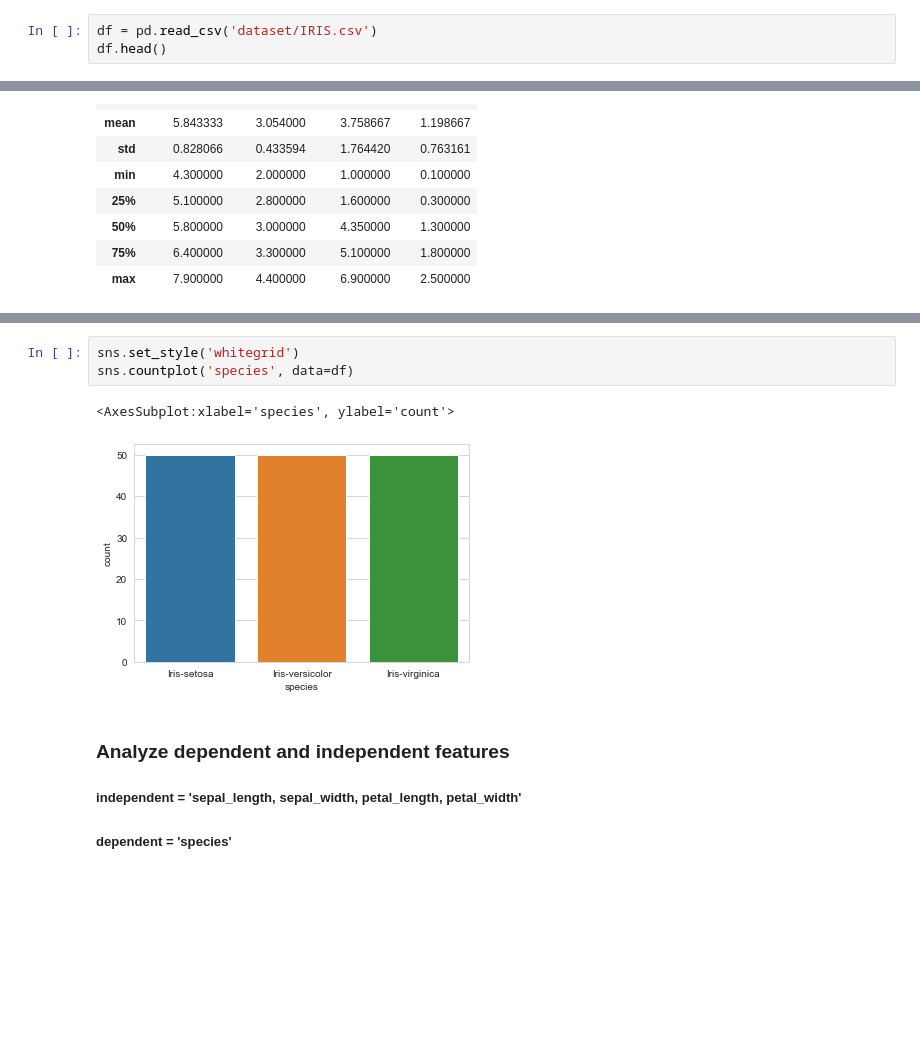
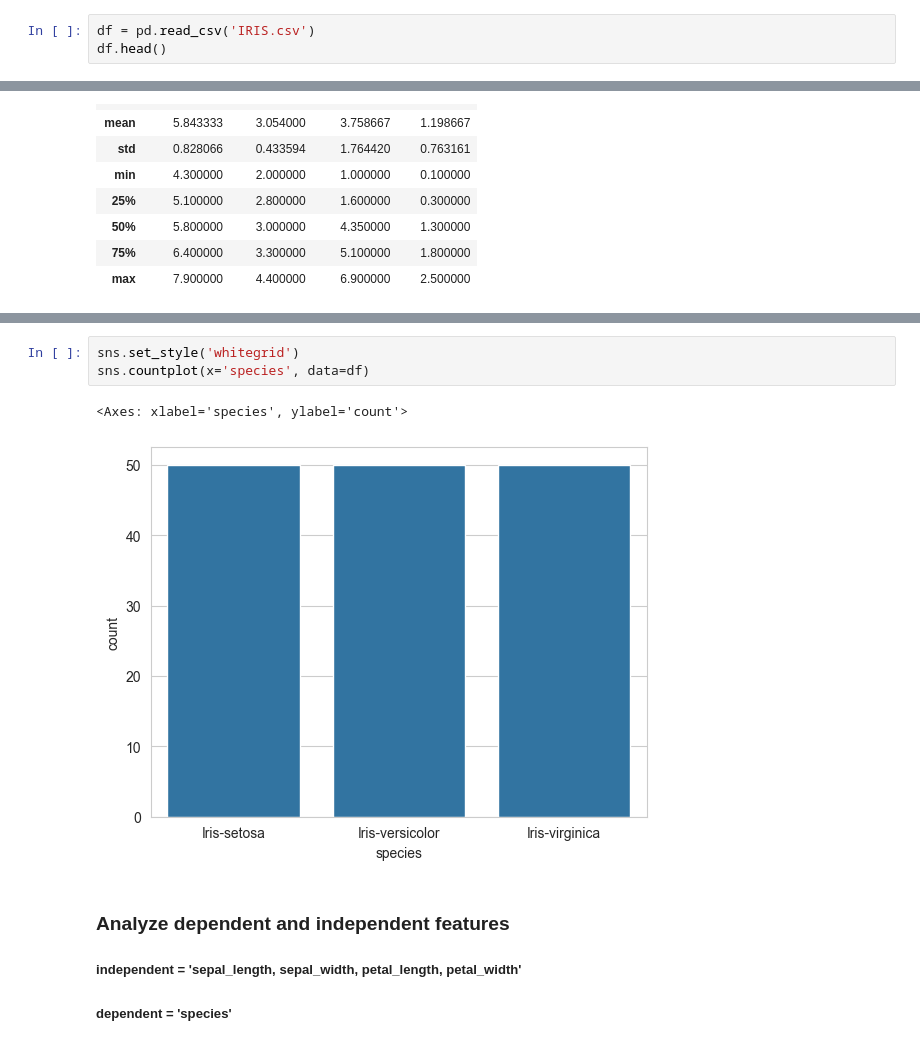
Before and after one commit to nikh1805/Iris-Flowers-Classification, a Jupyter notebook: Iris Flowers Classification.ipynb, the cells around one changed output, grey strips where cells are left out. Drawn from its saved outputs; the diff is of its cells as text; blank space fills up the shorter version.

```diff
--- a/Iris Flowers Classification.ipynb
+++ b/Iris Flowers Classification.ipynb
@@ -9,7 +9,7 @@ import seaborn as sns
 import matplotlib.pyplot as plt
 from sklearn.preprocessing import LabelEncoder
 # %%
-df = pd.read_csv('dataset/IRIS.csv')
+df = pd.read_csv('IRIS.csv')
 df.head()
 # %% [output]
 |  | sepal_length | sepal_width | petal_length | petal_width | species |
@@ -46,9 +46,9 @@ sns.heatmap(df.isnull(), yticklabels=False, cbar=False, cmap='viridis')
 # %%
 sns.set_style('whitegrid')
-sns.countplot('species', data=df)
+sns.countplot(x='species', data=df)
 # %% [output]
-<AxesSubplot:xlabel='species', ylabel='count'>
+<Axes: xlabel='species', ylabel='count'>
-[figure, old version]
+[figure, new version]
 # %% [markdown]
 ### Analyze dependent and independent features
 ##### independent = 'sepal_length, sepal_width, petal_length, petal_width'
```
Also changed, not shown: parts of 13 cells of this notebook, 1 other file.
